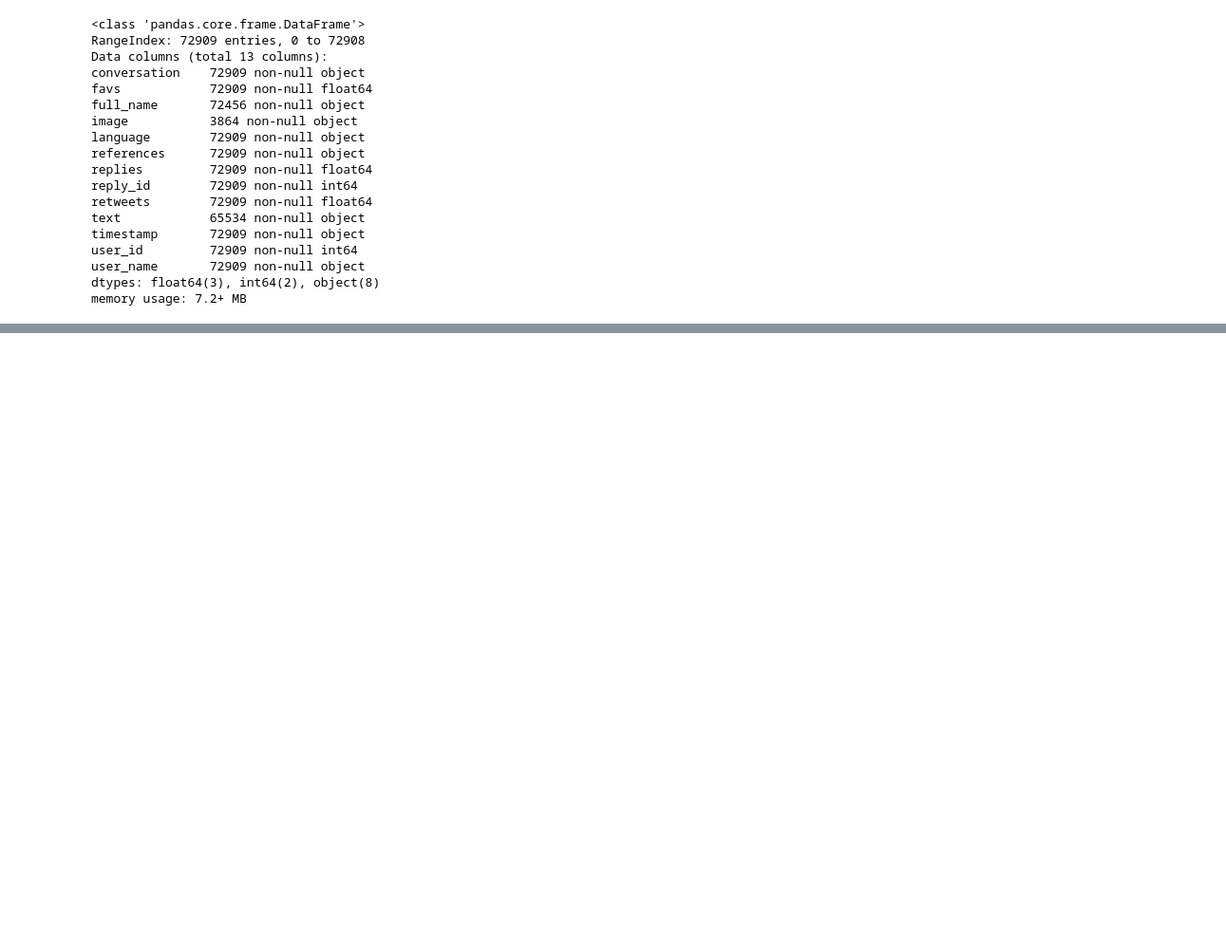
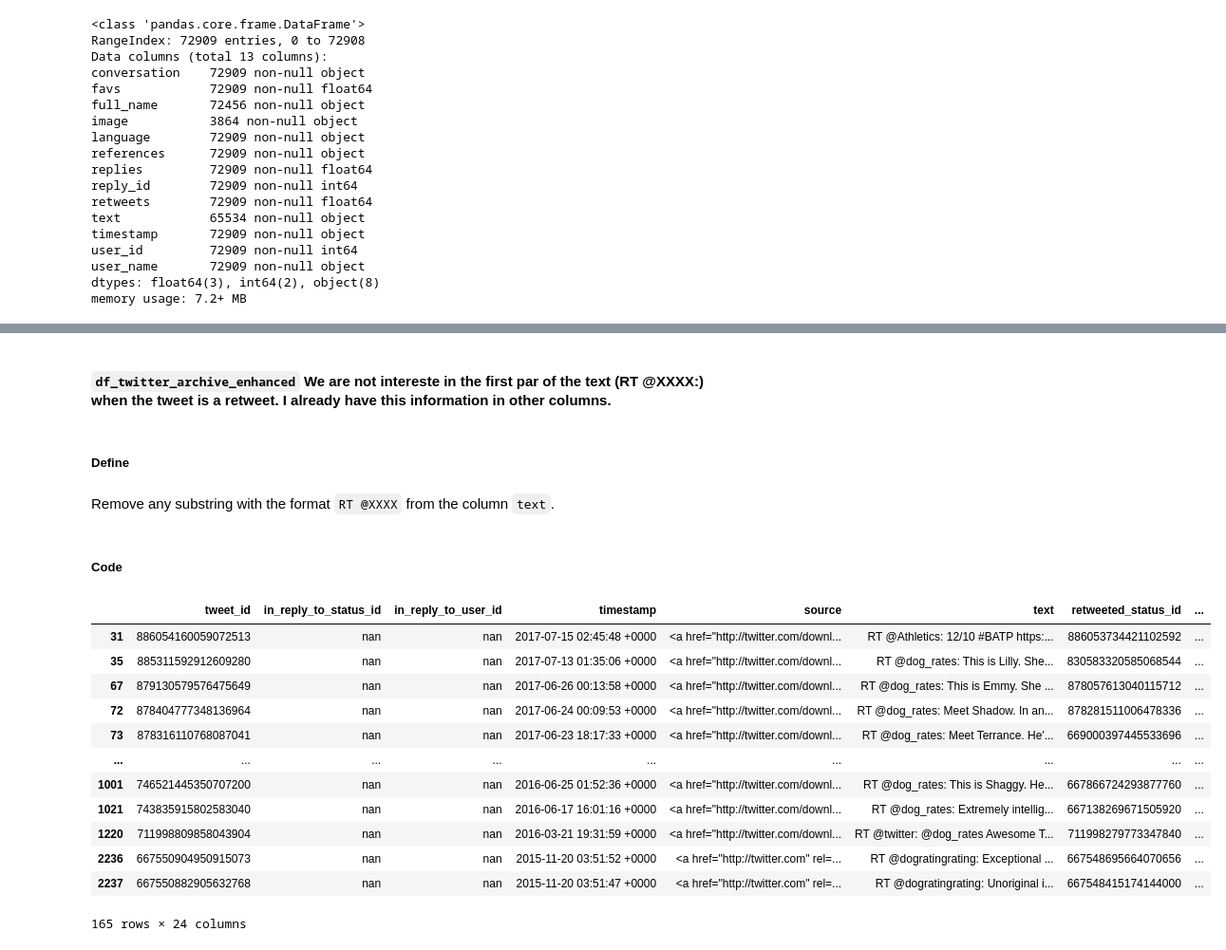
Before and after one commit to jmiraal/Project-Wrangling-WeRateDogs, a Jupyter notebook: wrangle_act.ipynb, the cells around one changed output, grey strips where cells are left out. Shown: that part at 95% size. Cells and saved outputs as stored; diff of their text form; code cells hidden in the pictures; blank space fills up the shorter version.

```diff
--- a/wrangle_act.ipynb
+++ b/wrangle_act.ipynb
@@ -930,0 +1362,7 @@ memory usage: 7.2+ MB
+# %%
+df_tweepy_extractions_copy.drop(columns = ['entities_name',
+                                           'entities_screen_name',
+                                           'entities_type',
+                                           'mentions_name',
+                                           'mentions_screen_name'],
+                                inplace = True)
@@ -930,0 +1397,2 @@ memory usage: 7.2+ MB
+# %%
+df_tweepy_extractions_copy = df_tweepy_extractions_copy.drop(columns = ['retweet_count_retweet'])
@@ -930,0 +1427,6 @@ memory usage: 7.2+ MB
+# %%
+#We make a merge of the two dataframes.
+df_twitter_archive_enhanced_copy = df_twitter_archive_enhanced_copy.merge(df_tweepy_extractions_copy,
+                                                                          left_on='tweet_id',
+                                                                          right_on='tweet_id',
+                                                                          how = 'inner')
@@ -930,0 +1494,9 @@ memory usage: 7.2+ MB
+# %%
+df_twitter_archive_enhanced_copy.in_reply_to_status_id = df_twitter_archive_enhanced_copy.in_reply_to_status_id.map(
+    lambda x: '{:.0f}'.format(x))
+df_twitter_archive_enhanced_copy.in_reply_to_user_id = df_twitter_archive_enhanced_copy.in_reply_to_user_id.map(
+    lambda x: '{:.0f}'.format(x))
+df_twitter_archive_enhanced_copy.retweeted_status_id = df_twitter_archive_enhanced_copy.retweeted_status_id.map(
+    lambda x: '{:.0f}'.format(x))
+df_twitter_archive_enhanced_copy.retweeted_status_user_id = df_twitter_archive_enhanced_copy.retweeted_status_user_id.map(
+    lambda x: '{:.0f}'.format(x))
@@ -930,0 +1545,25 @@ memory usage: 7.2+ MB
+# %% [markdown]
+####  `df_twitter_archive_enhanced`  We are not intereste in the first par of the text (RT @XXXX:) when the tweet is a retweet. I already have this information in other columns.
+# %% [markdown]
+##### Define
+# %% [markdown]
+Remove any substring with the format `RT @XXXX` from the column `text`.
+# %% [markdown]
+##### Code
+# %%
+#search all the substrings of the type 'RT @XXXXX':
+df_twitter_archive_enhanced_copy[df_twitter_archive_enhanced_copy['text'].str.contains('RT\s(?<=^|(?<=[^a-zA-Z0-9-_\.]))@([A-Za-z]+[A-Za-z0-9-_]+)')]
+# %% [output]
+|  | tweet_id | in_reply_to_status_id | in_reply_to_user_id | timestamp | source | text | retweeted_status_id | ... |
+| 31 | 886054160059072513 | nan | nan | 2017-07-15 02:45:48 +0000 | <a href="http://twitter.com/downl... | RT @Athletics: 12/10 #BATP https:... | 886053734421102592 | ... |
+| 35 | 885311592912609280 | nan | nan | 2017-07-13 01:35:06 +0000 | <a href="http://twitter.com/downl... | RT @dog_rates: This is Lilly. She... | 830583320585068544 | ... |
+| 67 | 879130579576475649 | nan | nan | 2017-06-26 00:13:58 +0000 | <a href="http://twitter.com/downl... | RT @dog_rates: This is Emmy. She ... | 878057613040115712 | ... |
+| 72 | 878404777348136964 | nan | nan | 2017-06-24 00:09:53 +0000 | <a href="http://twitter.com/downl... | RT @dog_rates: Meet Shadow. In an... | 878281511006478336 | ... |
+| 73 | 878316110768087041 | nan | nan | 2017-06-23 18:17:33 +0000 | <a href="http://twitter.com/downl... | RT @dog_rates: Meet Terrance. He'... | 669000397445533696 | ... |
+| ... | ... | ... | ... | ... | ... | ... | ... | ... |
+| 1001 | 746521445350707200 | nan | nan | 2016-06-25 01:52:36 +0000 | <a href="http://twitter.com/downl... | RT @dog_rates: This is Shaggy. He... | 667866724293877760 | ... |
+| 1021 | 743835915802583040 | nan | nan | 2016-06-17 16:01:16 +0000 | <a href="http://twitter.com/downl... | RT @dog_rates: Extremely intellig... | 667138269671505920 | ... |
+| 1220 | 711998809858043904 | nan | nan | 2016-03-21 19:31:59 +0000 | <a href="http://twitter.com/downl... | RT @twitter: @dog_rates Awesome T... | 711998279773347840 | ... |
+| 2236 | 667550904950915073 | nan | nan | 2015-11-20 03:51:52 +0000 | <a href="http://twitter.com" rel=... | RT @dogratingrating: Exceptional ... | 667548695664070656 | ... |
+| 2237 | 667550882905632768 | nan | nan | 2015-11-20 03:51:47 +0000 | <a href="http://twitter.com" rel=... | RT @dogratingrating: Unoriginal i... | 667548415174144000 | ... |
+165 rows × 24 columns
```
Also changed, not shown: parts of 136 cells of this notebook.
